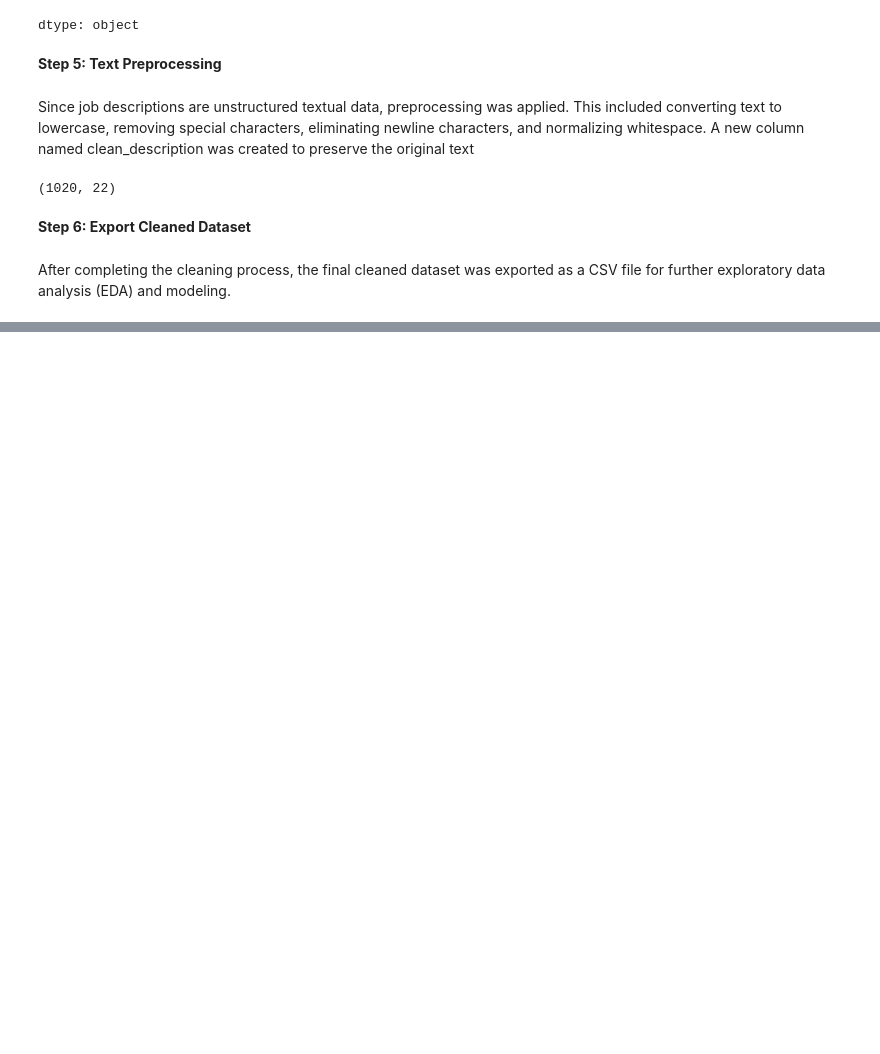
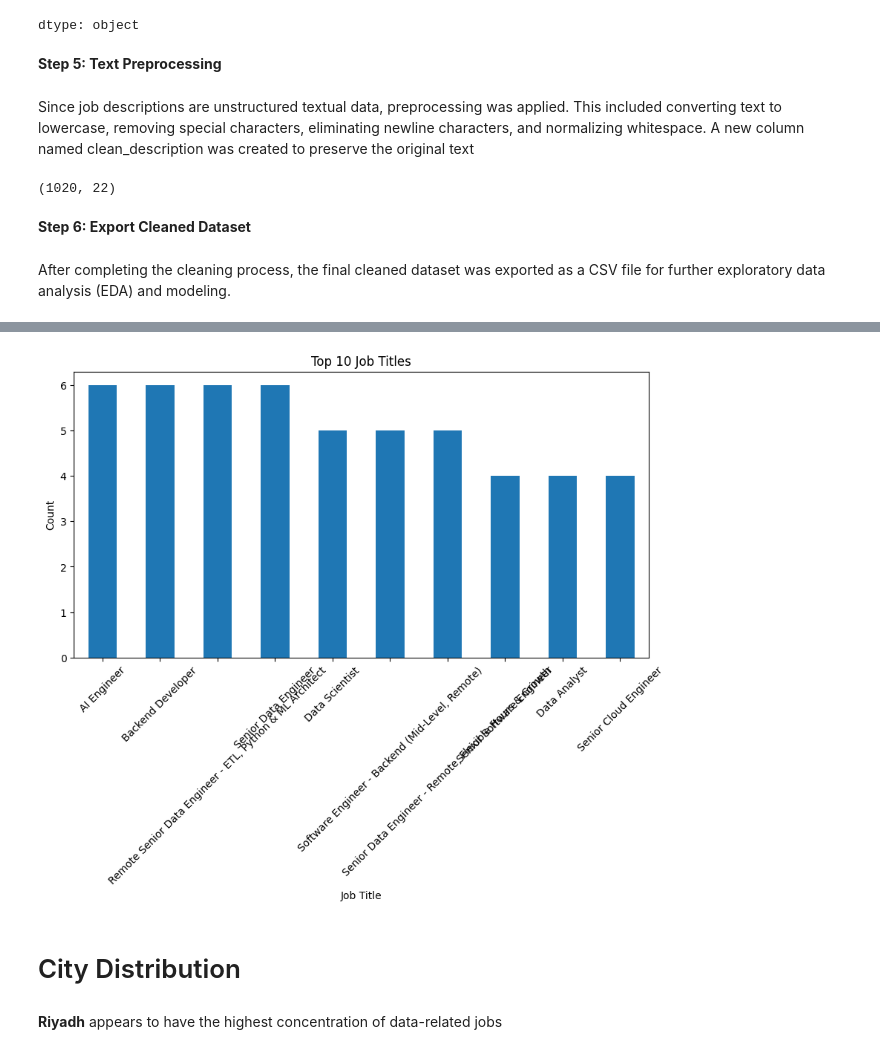
Before and after one commit to SaraAljuraybah/saudi-tech-job-skills-analysis, a Jupyter notebook: notebooks/data_collection.ipynb, the cells around one changed output, grey strips where cells are left out. Saved outputs shown, nothing was run; the diff lists cells and outputs as text; code cells hidden in the pictures; blank space fills up the shorter version.

```diff
--- a/notebooks/data_collection.ipynb
+++ b/notebooks/data_collection.ipynb
@@ -116,0 +168,3 @@ df.to_csv("jobs_sa_cleaned.csv", index=False)
+# %%
+top_titles = df["job_title"].value_counts().head(10)
+top_titles
@@ -116,0 +185,16 @@ df.to_csv("jobs_sa_cleaned.csv", index=False)
+# %%
+import matplotlib.pyplot as plt
+
+plt.figure(figsize=(10,5))
+top_titles.plot(kind='bar')
+plt.title("Top 10 Job Titles")
+plt.xlabel("Job Title")
+plt.ylabel("Count")
+plt.xticks(rotation=45)
+plt.show()
+# %% [output]
+[figure, added]
+# %% [markdown]
+# City Distribution
+# %% [markdown]
+**Riyadh** appears to have the highest concentration of data-related jobs
```
Also changed, not shown: parts of 29 cells of this notebook.
